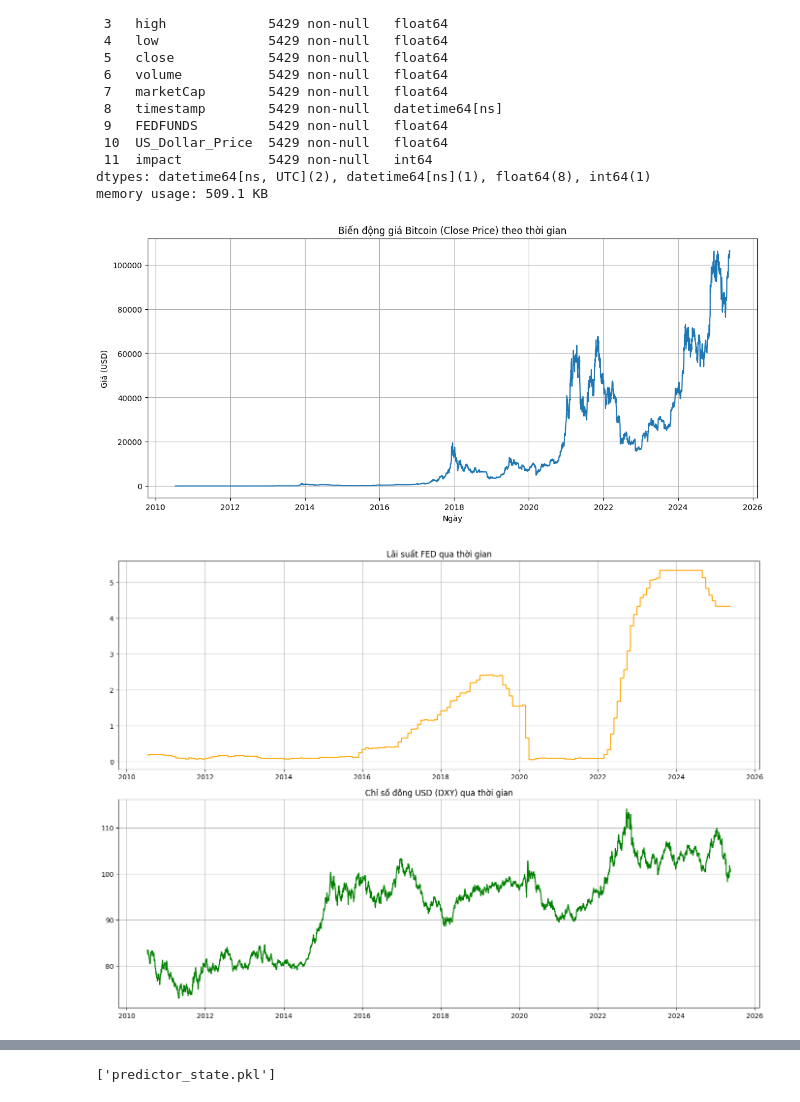
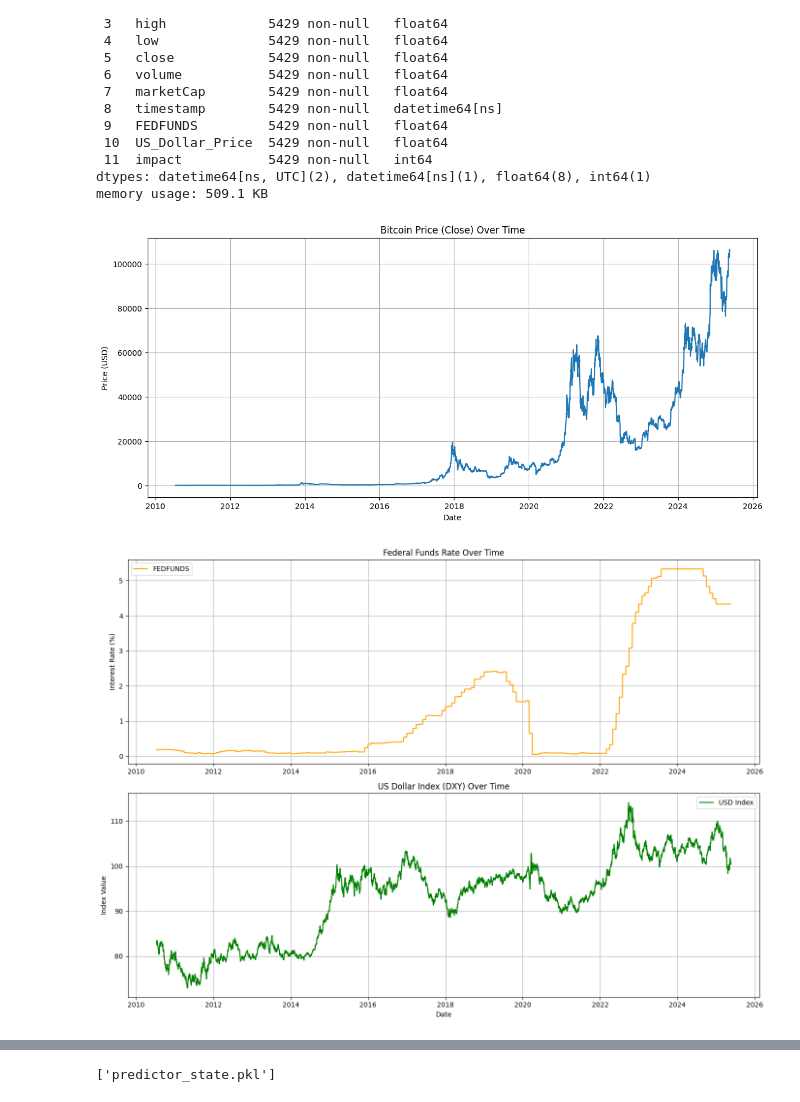
Before and after one commit to nmnguyen130/Bitcoin_ML, a Jupyter notebook: Final_Exam.ipynb, the cells around one changed output, grey strips where cells are left out. Cells and saved outputs as stored; diff of their text form; code cells hidden in the pictures.

```diff
--- a/Final_Exam.ipynb
+++ b/Final_Exam.ipynb
@@ -50,7 +52,7 @@ print(df_events.head())
 # Normalize the time cols for merge
 df_btc['timestamp'] = pd.to_datetime(df_btc['timestamp']).dt.date
 df_fed['observation_date'] = pd.to_datetime(df_fed['observation_date'])
-df_usd['Date'] = pd.to_datetime(df_usd['Date'], format='%m/%d/%Y').dt.date
+df_usd['Date'] = pd.to_datetime(df_usd['Date']).dt.date
 df_events['date'] = pd.to_datetime(df_events['date']).dt.date
 
 # DF for all day from bitcoin data
@@ -202,30 +204,36 @@ Data columns (total 12 columns):
  11  impact           5429 non-null   int64
 dtypes: datetime64[ns, UTC](2), datetime64[ns](1), float64(8), int64(1)
 memory usage: 509.1 KB
+# %%
+df_final = df_final.sort_values('timestamp')
+
+# Draw close price over time
+plt.figure(figsize=(14, 6))
+plt.plot(df_final['timestamp'], df_final['close'])
+plt.title("Bitcoin Price (Close) Over Time")
+plt.xlabel("Date")
+plt.ylabel("Price (USD)")
+plt.grid(True)
+plt.show()
+# %% [output]
+[figure, added]
 # %%
-df_final = df_final.sort_values('timestamp')
-
-# Vẽ giá Close theo thời gian
-plt.figure(figsize=(14, 6))
-plt.plot(df_final['timestamp'], df_final['close'])
-plt.title("Biến động giá Bitcoin (Close Price) theo thời gian")
-plt.xlabel("Ngày")
-plt.ylabel("Giá (USD)")
-plt.grid(True)
-plt.show()
-
-# Vẽ FEDFUNDS và US_Dollar_Price
+# Draw FEDFUNDS and US_Dollar_Price over time
 fig, ax = plt.subplots(2, 1, figsize=(14, 10))
 ax[0].plot(df_final['timestamp'], df_final['FEDFUNDS'], label="FEDFUNDS", color='orange')
-ax[0].set_title("Lãi suất FED qua thời gian")
+ax[0].set_title("Federal Funds Rate Over Time")
+ax[0].set_ylabel("Interest Rate (%)")
+ax[0].legend()
 ax[0].grid(True)
 
 ax[1].plot(df_final['timestamp'], df_final['US_Dollar_Price'], label="USD Index", color='green')
-ax[1].set_title("Chỉ số đồng USD (DXY) qua thời gian")
+ax[1].set_title("US Dollar Index (DXY) Over Time")
+ax[1].set_xlabel("Date")
+ax[1].set_ylabel("Index Value")
+ax[1].legend()
 ax[1].grid(True)
 
 plt.tight_layout()
 plt.show()
 # %% [output]
-[figure, old version]
+[figure, new version]
-[figure, removed]
```
Also changed, not shown: parts of 19 cells of this notebook, 4 other files.
